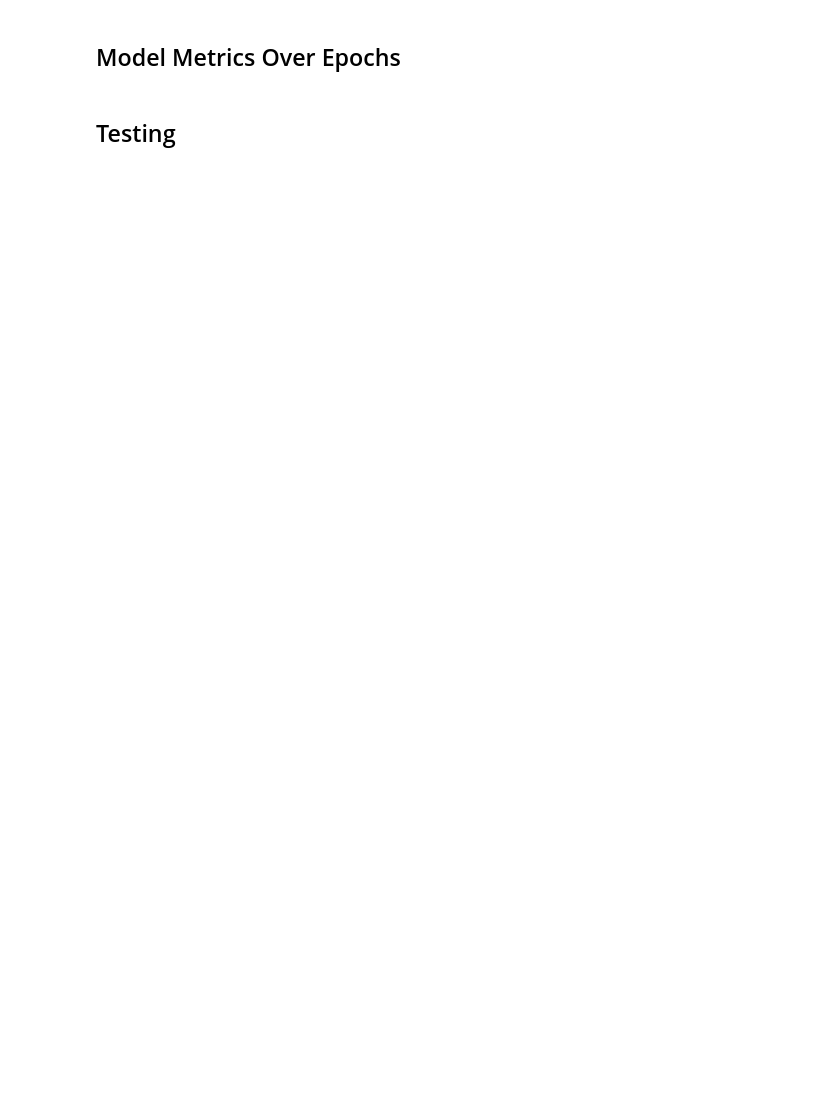
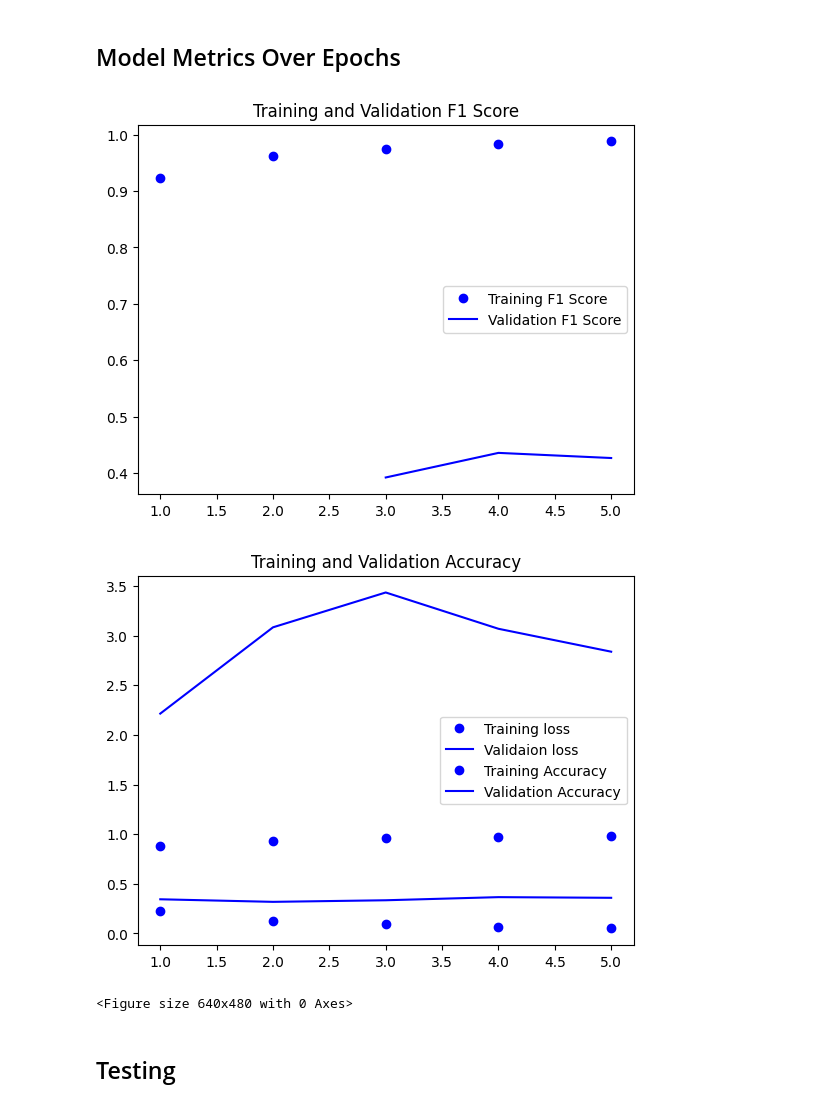
Before and after one commit to BerkeleyExpertSystemTechnologiesLab/Squishy-Methane-Analysis, a Jupyter notebook: MethaneCNN/preprocessing.ipynb, the cells around one changed output. Drawn from its saved outputs; the diff is of its cells as text; code cells hidden in the pictures; blank space fills up the shorter version.

```diff
--- a/MethaneCNN/preprocessing.ipynb
+++ b/MethaneCNN/preprocessing.ipynb
@@ -251,0 +263,3 @@ Found 208668 images belonging to 2 classes.
+# %%
+total_batches = train_generator.__len__() + val_generator.__len__()
+total_batches
@@ -315,2 +365,5 @@ def generate_stats(gens):
     print("Done!")
     return mean, std
+# %%
+mean, std = generate_stats(gens=[train_generator, val_generator], centerFirst=True)
+mean, std #takes a long time not sure if there is an infinite loop - correction there was an infinite loop :))) now should run for less than 10 mins
@@ -317,3 +390,4 @@ def generate_stats(gens):
 # %%
-mean, std = generate_stats([train_generator, val_generator])
+mean = mean[0]
+std = std[0]
 mean, std
@@ -454,11 +562,11 @@ model.compile(loss='binary_crossentropy', optimizer=optimizers.Adam(learning_rat
 num_epochs = 5
 
 history = model.fit_generator(
-    generator=get_with_featurewise_center_std_norm(train_generator, mean, std),
-    steps_per_epoch= train_generator.samples // batch_size,
-    validation_data=get_with_featurewise_center_std_norm(val_generator, mean, std),
+    generator = get_with_featurewise_center_std_norm(train_generator, mean, std),
+    steps_per_epoch = train_generator.samples // batch_size,
+    validation_data = get_with_featurewise_center_std_norm(val_generator, mean, std),
     validation_steps = val_generator.samples // batch_size,
     epochs = num_epochs,
-    class_weight=class_weight,
-    # callbacks=[performance_cbk] #uncomment once you want to use it
+    class_weight = class_weight,
+    callbacks=[performance_cbk] #uncomment once you want to use it
 )
@@ -467,25 +586,40 @@ history = model.fit_generator(
 # %%
 import matplotlib.pyplot as plt
 
 f1 = history.history['F1Score']
 val_f1 = history.history['val_F1Score']
+
 loss = history.history['loss']
 val_loss = history.history['val_loss']
+
+acc = history.history["acc"]
+val_acc = history.history["val_acc"]
 
 epochs = range(1, len(f1) + 1)
 
 plt.plot(epochs, f1, 'bo', label='Training F1 Score')
 plt.plot(epochs, val_f1, 'b', label='Validation F1 Score')
 plt.title('Training and Validation F1 Score')
 plt.legend()
 
 plt.figure()
 
 plt.plot(epochs, loss, 'bo', label='Training loss')
 plt.plot(epochs, val_loss, 'b', label='Validaion loss')
 plt.title('Training loss and validation loss')
 plt.legend()
 
+plt.plot(epochs, acc, 'bo', label='Training Accuracy')
+plt.plot(epochs, val_acc, 'b', label='Validation Accuracy')
+plt.title('Training and Validation Accuracy')
+plt.legend()
+
+plt.figure()
+
 plt.show()
+# %% [output]
+[figure, added]
+[figure, added]
+<Figure size 640x480 with 0 Axes>
 # %% [markdown]
 ## Testing
```
Also changed, not shown: parts of 25 cells of this notebook.
